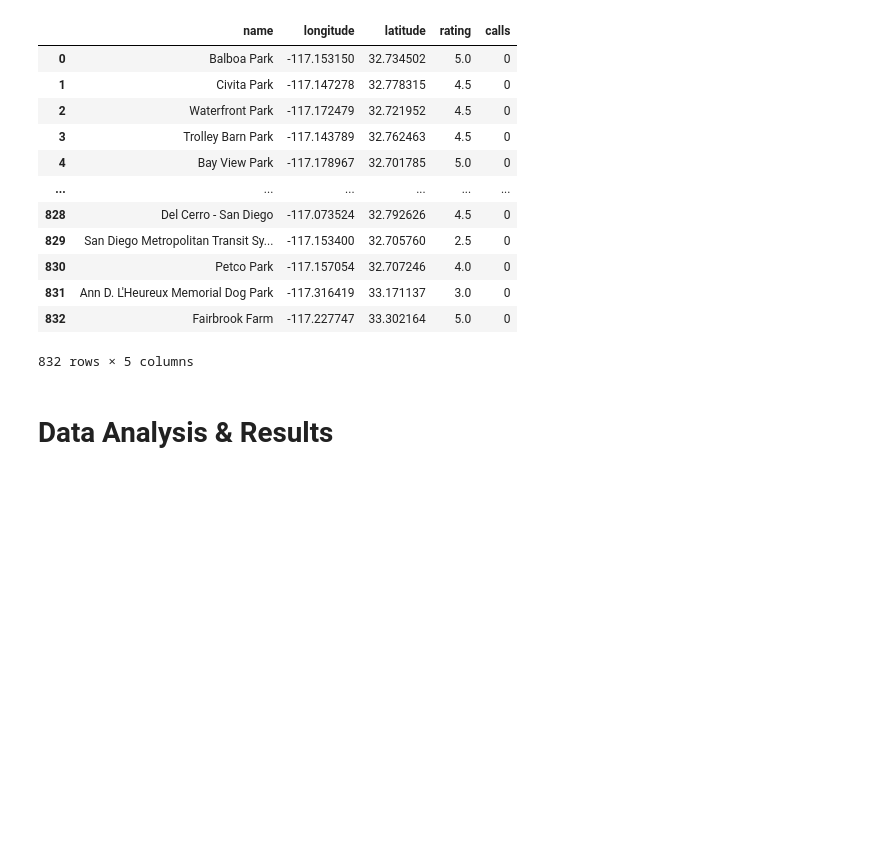
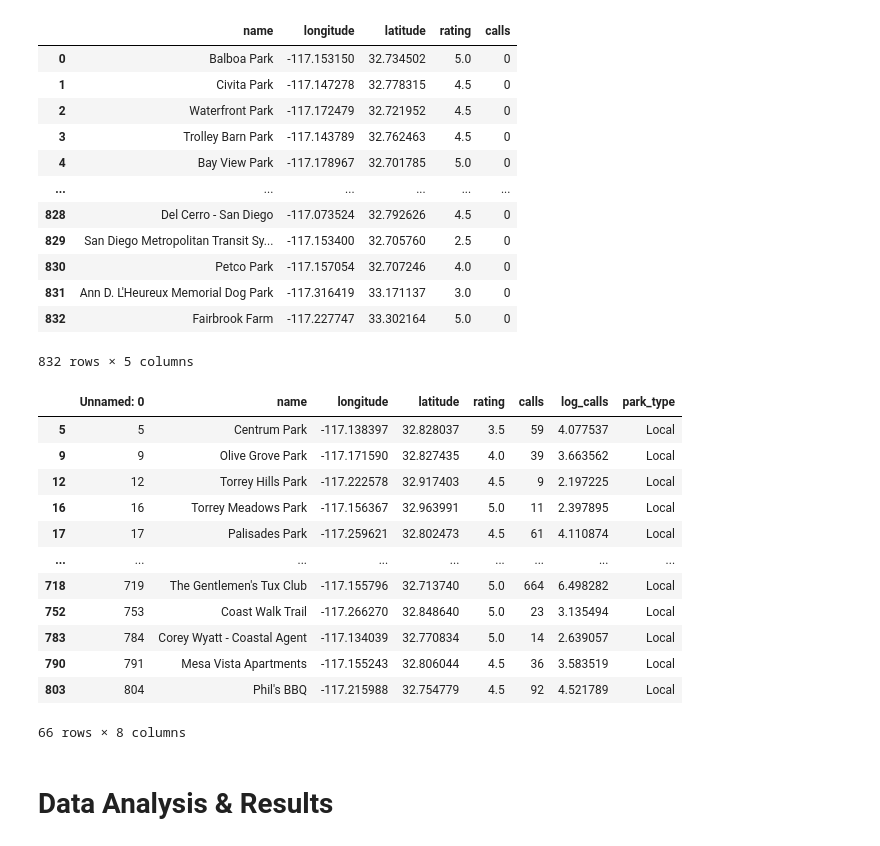
Before and after one commit to hsyzdek/individual_fa20, a Jupyter notebook: final_project/FinalProject_hsyzdek.ipynb, the cells around one changed output. Cells and saved outputs as stored; diff of their text form; code cells hidden in the pictures; blank space fills up the shorter version.

```diff
--- a/final_project/FinalProject_hsyzdek.ipynb
+++ b/final_project/FinalProject_hsyzdek.ipynb
@@ -229,3 +245,19 @@ pdf = pdf[pdf['calls'] > 4]
+# %%
+pdf2
+# %% [output]
+|  | Unnamed: 0 | name | longitude | latitude | rating | calls | log_calls | park_type |
+| 5 | 5 | Centrum Park | -117.138397 | 32.828037 | 3.5 | 59 | 4.077537 | Local |
+| 9 | 9 | Olive Grove Park | -117.171590 | 32.827435 | 4.0 | 39 | 3.663562 | Local |
+| 12 | 12 | Torrey Hills Park | -117.222578 | 32.917403 | 4.5 | 9 | 2.197225 | Local |
+| 16 | 16 | Torrey Meadows Park | -117.156367 | 32.963991 | 5.0 | 11 | 2.397895 | Local |
+| 17 | 17 | Palisades Park | -117.259621 | 32.802473 | 4.5 | 61 | 4.110874 | Local |
+| ... | ... | ... | ... | ... | ... | ... | ... | ... |
+| 718 | 719 | The Gentlemen's Tux Club | -117.155796 | 32.713740 | 5.0 | 664 | 6.498282 | Local |
+| 752 | 753 | Coast Walk Trail | -117.266270 | 32.848640 | 5.0 | 23 | 3.135494 | Local |
+| 783 | 784 | Corey Wyatt - Coastal Agent | -117.134039 | 32.770834 | 5.0 | 14 | 2.639057 | Local |
+| 790 | 791 | Mesa Vista Apartments | -117.155243 | 32.806044 | 4.5 | 36 | 3.583519 | Local |
+| 803 | 804 | Phil's BBQ | -117.215988 | 32.754779 | 4.5 | 92 | 4.521789 | Local |
+66 rows × 8 columns
 # %% [markdown]
 # Data Analysis & Results
 # %% [markdown]
```
Also changed, not shown: parts of 14 cells of this notebook.
